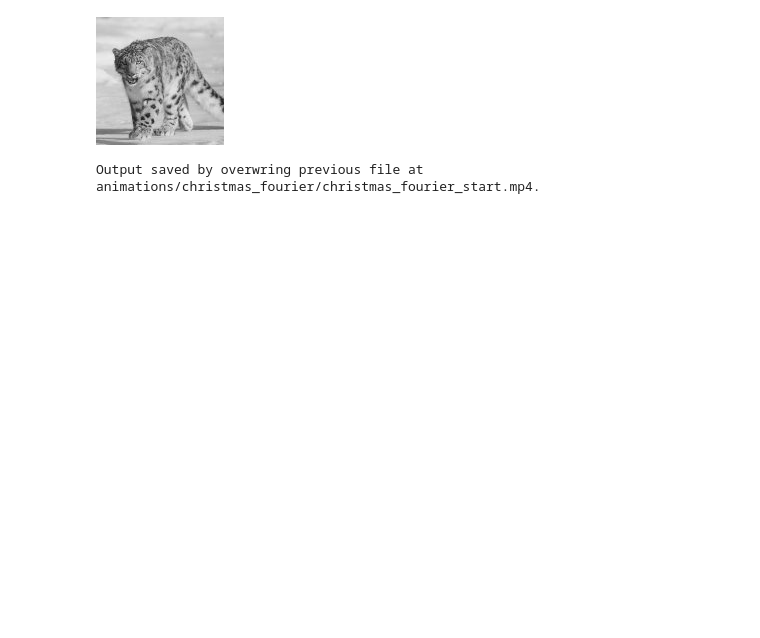
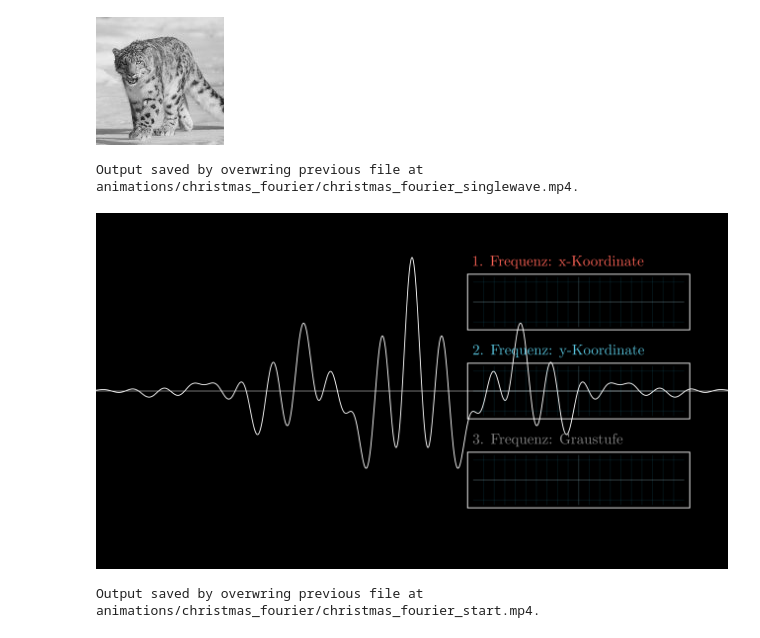
Before and after one commit to CVC97/Physics-Education-Animations, a Jupyter notebook: christmas_fourier.ipynb, the cells around one changed output. Cells and saved outputs as stored; diff of their text form; code cells hidden in the pictures; blank space fills up the shorter version.

Commit message:
CF: Added initial full screen wave.

```diff
--- a/christmas_fourier.ipynb
+++ b/christmas_fourier.ipynb
@@ -216,3 +236,48 @@ class FTransformedImage(Mobject):
+# %%
+%%capture_video --path "animations/christmas_fourier/christmas_fourier_singlewave.mp4"
+%%manim -qm --fps 64 $video_scene
+
+
+class cf_Scene(Scene):
+    def construct(self):
+
+        # initial signal
+        init_signal_omega_xyc = encoded_data_list_spiral[0]
+        # creating the iter from the signals
+        encoded_data_iter = iter(encoded_data_list_spiral)
+
+
+        # coordinate system for the total initial superposition of waves
+        full_signal_box = FullSignal(position = np.array([0, 0, 0]))
+        self.add(full_signal_box)
+
+        # initial wave
+        full_wave = full_signal_box.get_wave((init_signal_omega_xyc))
+        full_wave.iter = encoded_data_iter
+        self.add(full_wave)
+
+
+        split_signal_x_box = SplitSignal(position = np.array([3.75, 2, 0]), height = 1.25, width = 5, description = "1. Frequenz: x-Koordinate", color = RED)
+        split_signal_y_box = SplitSignal(position = np.array([3.75, 0, 0]), height = 1.25, width = 5, description = "2. Frequenz: y-Koordinate", color = BLUE)
+        split_signal_c_box = SplitSignal(position = np.array([3.75, -2, 0]), height = 1.25, width = 5, description = "3. Frequenz: Graustufe", color = GREY)
+        self.add(split_signal_x_box, split_signal_y_box, split_signal_c_box)
+
+
+        def wave_updater(wave):
+            next_signal_omega_xyc = next(wave.iter)
+            wave.become(full_signal_box.get_wave(next_signal_omega_xyc))
+
+
+
+
+        # self.play(Create(full_wave), run_time = 5)
+        # full_wave.add_updater(wave_updater)
+        # t_tracker = ValueTracker(0)
+        # self.play(t_tracker.animate.set_value(1), rate_func = linear, run_time = 128/8)
+        # self.wait(5)
+# %% [output]
+Output saved by overwring previous file at animations/christmas_fourier/christmas_fourier_singlewave.mp4.
+[figure, added]
 # %%
 %%capture_video --path "animations/christmas_fourier/christmas_fourier_start.mp4"
 %%manim -qh --fps 64 $video_scene
```
Also changed, not shown: parts of 1 cell of this notebook.
